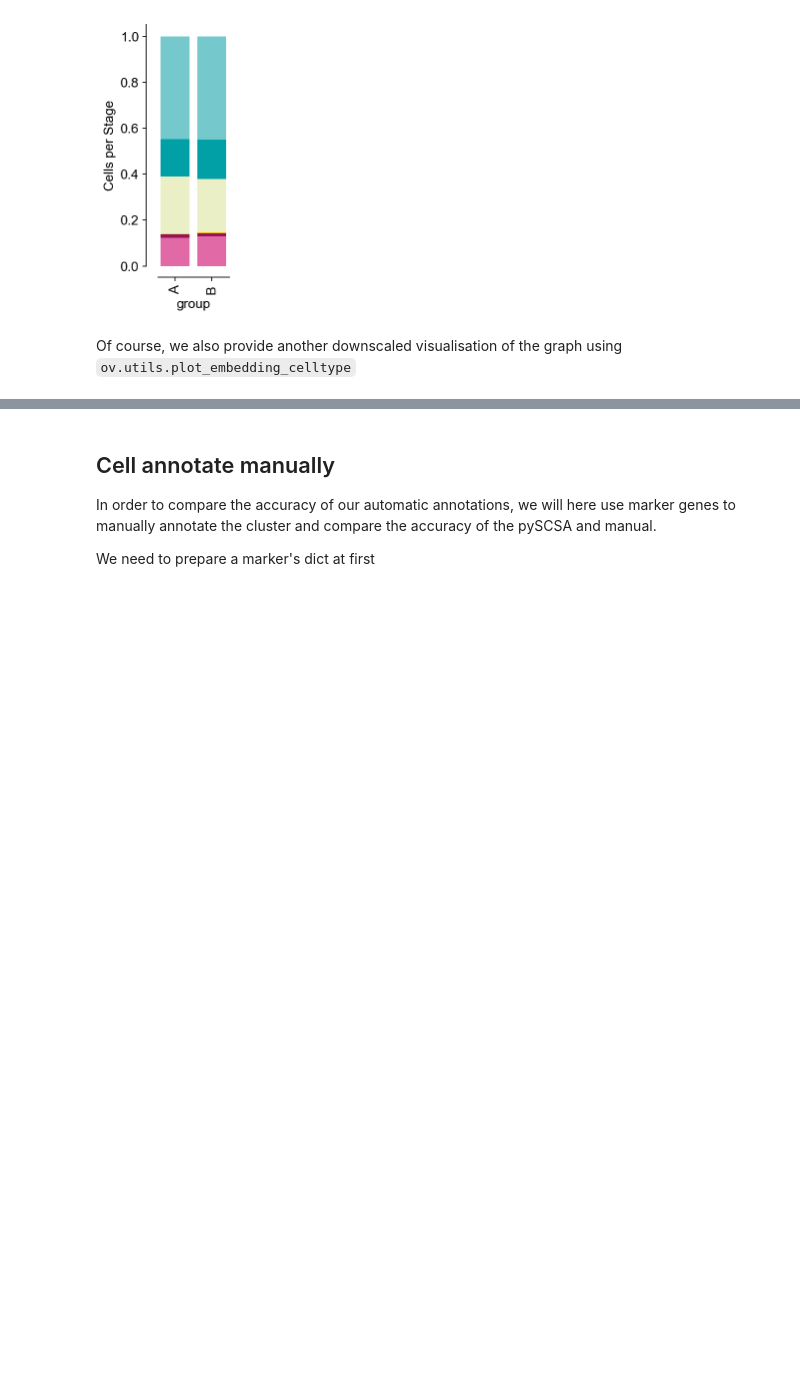
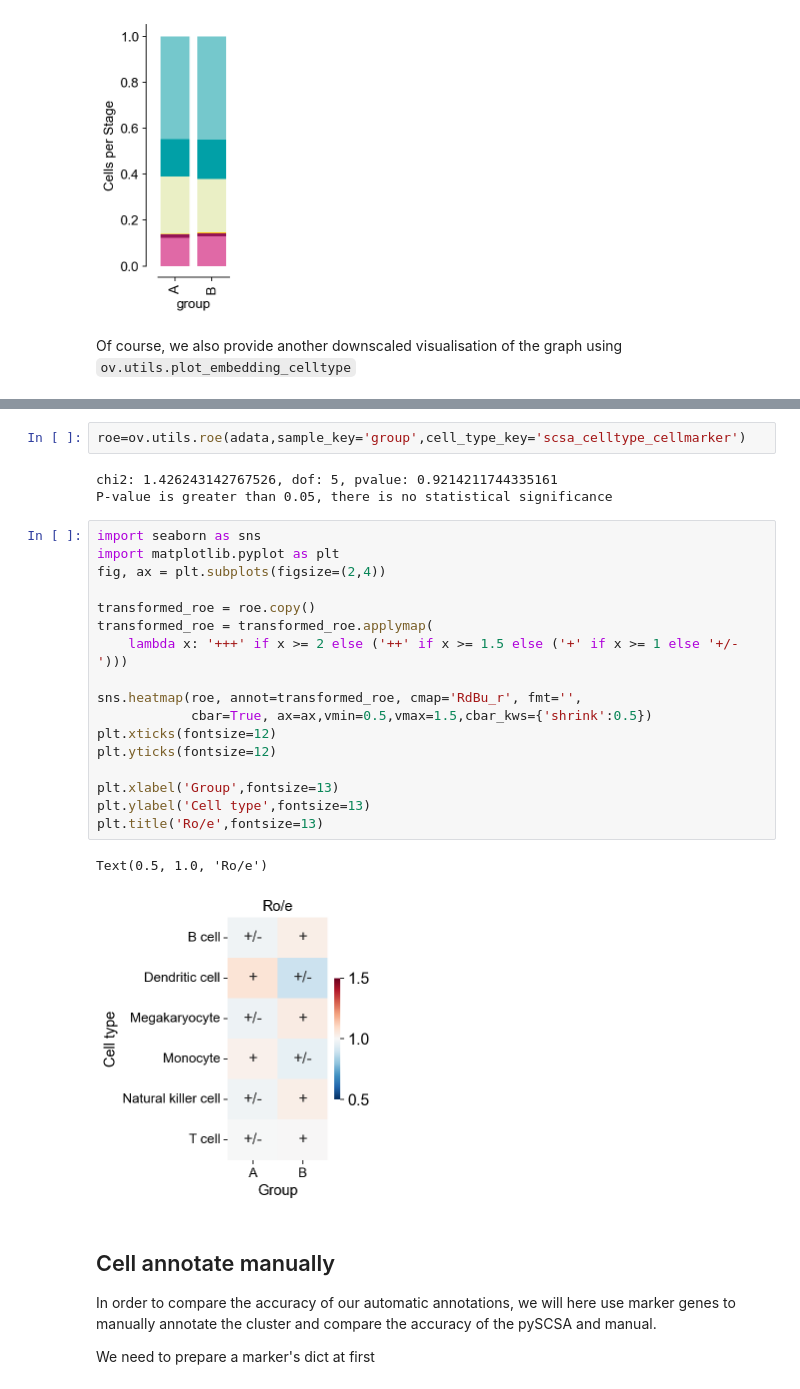
Before and after one commit to Starlitnightly/omicverse, a Jupyter notebook: omicverse_guide/docs/Tutorials-single/t_cellanno.ipynb, the cells around one changed output, grey strips where cells are left out. Saved outputs shown, nothing was run; the diff lists cells and outputs as text; blank space fills up the shorter version.

```diff
--- a/omicverse_guide/docs/Tutorials-single/t_cellanno.ipynb
+++ b/omicverse_guide/docs/Tutorials-single/t_cellanno.ipynb
@@ -284,3 +288,28 @@ ov.utils.plot_embedding_celltype(adata,figsize=None,basis='X_mde',
+# %%
+roe=ov.utils.roe(adata,sample_key='group',cell_type_key='scsa_celltype_cellmarker')
+# %% [output]
+chi2: 1.426243142767526, dof: 5, pvalue: 0.9214211744335161
+P-value is greater than 0.05, there is no statistical significance
+# %%
+import seaborn as sns
+import matplotlib.pyplot as plt
+fig, ax = plt.subplots(figsize=(2,4))
+
+transformed_roe = roe.copy()
+transformed_roe = transformed_roe.applymap(
+    lambda x: '+++' if x >= 2 else ('++' if x >= 1.5 else ('+' if x >= 1 else '+/-')))
+
+sns.heatmap(roe, annot=transformed_roe, cmap='RdBu_r', fmt='',
+            cbar=True, ax=ax,vmin=0.5,vmax=1.5,cbar_kws={'shrink':0.5})
+plt.xticks(fontsize=12)
+plt.yticks(fontsize=12)
+
+plt.xlabel('Group',fontsize=13)
+plt.ylabel('Cell type',fontsize=13)
+plt.title('Ro/e',fontsize=13)
+# %% [output]
+Text(0.5, 1.0, 'Ro/e')
+[figure, added]
 # %% [markdown]
 ## Cell annotate manually
 
```
Also changed, not shown: parts of 7 cells of this notebook.
